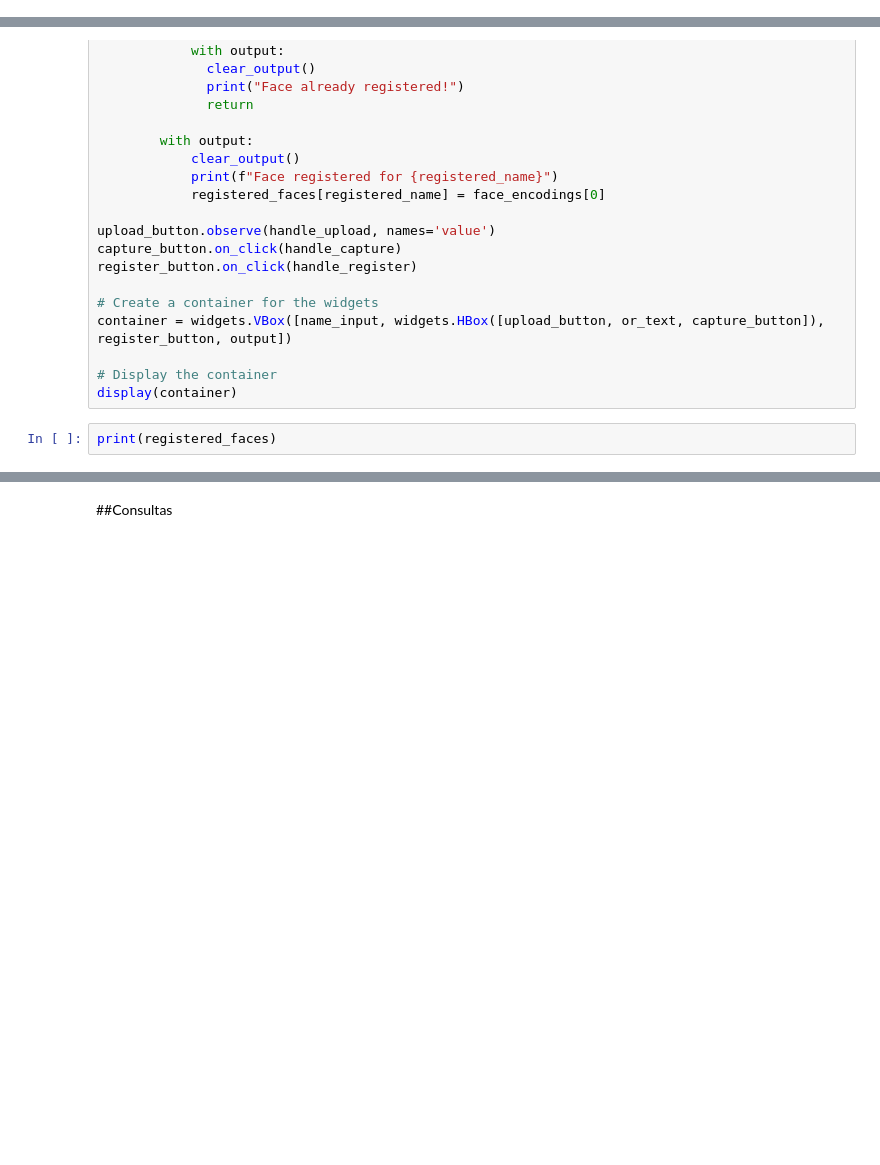
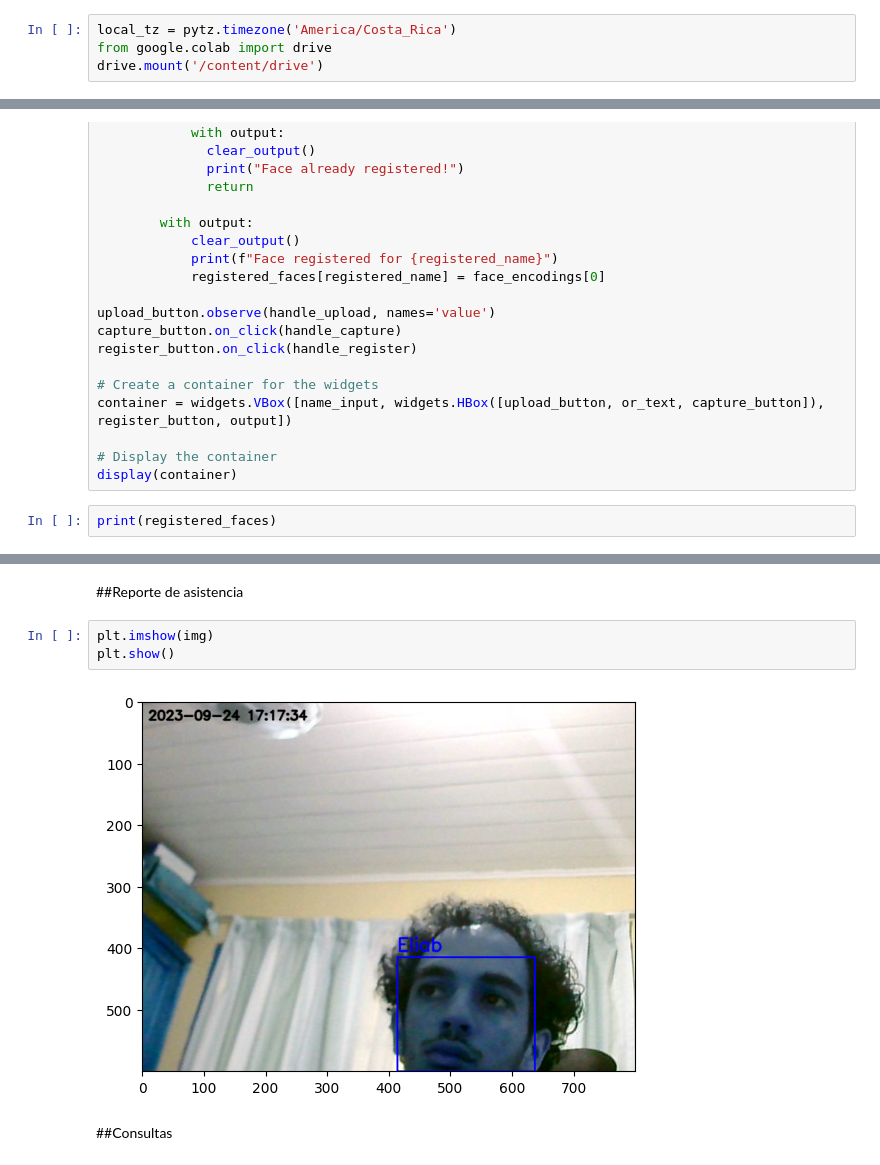
Before and after one commit to Ran147/Project_T, a Jupyter notebook: FR_face_recognition__estudiantes_proyecto.ipynb, the cells around one changed output, grey strips where cells are left out. Saved outputs shown, nothing was run; the diff lists cells and outputs as text; blank space fills up the shorter version.

```diff
--- a/FR_face_recognition__estudiantes_proyecto.ipynb
+++ b/FR_face_recognition__estudiantes_proyecto.ipynb
@@ -41,0 +47,4 @@ registered_attendance = []
+# %%
+local_tz = pytz.timezone('America/Costa_Rica')
+from google.colab import drive
+drive.mount('/content/drive')
@@ -561,3 +673,10 @@ def course(registered_student, registered_professor, aula, registered_class):
+# %% [markdown]
+##Reporte de asistencia
+# %%
+plt.imshow(img)
+plt.show()
+# %% [output]
+[figure, added]
 # %% [markdown]
 ##Consultas
 # %%
```
Also changed, not shown: parts of 21 cells of this notebook.
